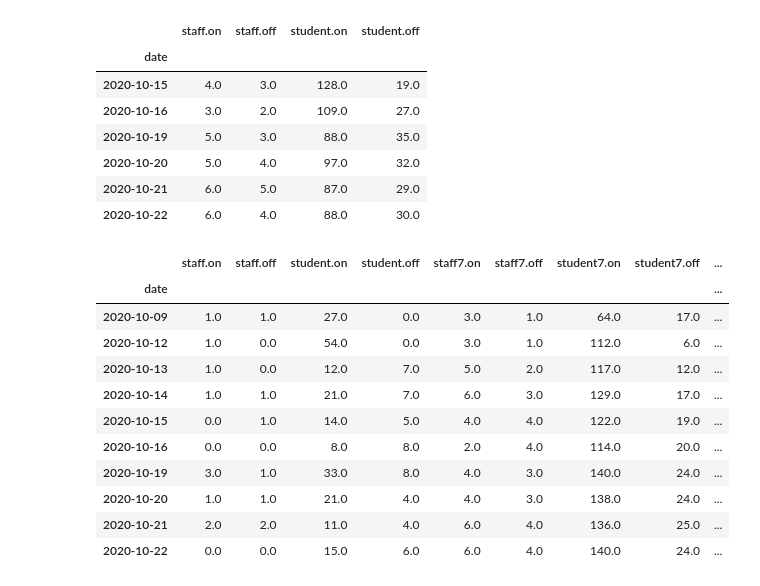
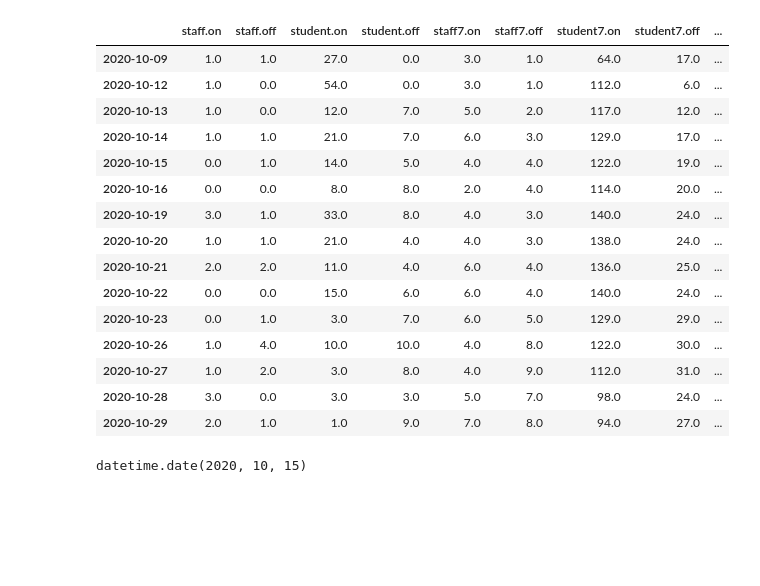
Before and after one commit to sjmurdoch/uclcovid, a Jupyter notebook: code/parse-data.ipynb, the cells around one changed output. Saved outputs shown, nothing was run; the diff lists cells and outputs as text; code cells hidden in the pictures; blank space fills up the shorter version.

```diff
--- a/code/parse-data.ipynb
+++ b/code/parse-data.ipynb
@@ -99,26 +107,23 @@ reported.sub(rolling.values)
+# %%
+pd.concat([df, rolling], axis=1)
+# %% [output]
+|  | staff.on | staff.off | student.on | student.off | staff7.on | staff7.off | student7.on | student7.off | ... |
+| 2020-10-09 | 1.0 | 1.0 | 27.0 | 0.0 | 3.0 | 1.0 | 64.0 | 17.0 | ... |
+| 2020-10-12 | 1.0 | 0.0 | 54.0 | 0.0 | 3.0 | 1.0 | 112.0 | 6.0 | ... |
+| 2020-10-13 | 1.0 | 0.0 | 12.0 | 7.0 | 5.0 | 2.0 | 117.0 | 12.0 | ... |
+| 2020-10-14 | 1.0 | 1.0 | 21.0 | 7.0 | 6.0 | 3.0 | 129.0 | 17.0 | ... |
+| 2020-10-15 | 0.0 | 1.0 | 14.0 | 5.0 | 4.0 | 4.0 | 122.0 | 19.0 | ... |
+| 2020-10-16 | 0.0 | 0.0 | 8.0 | 8.0 | 2.0 | 4.0 | 114.0 | 20.0 | ... |
+| 2020-10-19 | 3.0 | 1.0 | 33.0 | 8.0 | 4.0 | 3.0 | 140.0 | 24.0 | ... |
+| 2020-10-20 | 1.0 | 1.0 | 21.0 | 4.0 | 4.0 | 3.0 | 138.0 | 24.0 | ... |
+| 2020-10-21 | 2.0 | 2.0 | 11.0 | 4.0 | 6.0 | 4.0 | 136.0 | 25.0 | ... |
+| 2020-10-22 | 0.0 | 0.0 | 15.0 | 6.0 | 6.0 | 4.0 | 140.0 | 24.0 | ... |
+| 2020-10-23 | 0.0 | 1.0 | 3.0 | 7.0 | 6.0 | 5.0 | 129.0 | 29.0 | ... |
+| 2020-10-26 | 1.0 | 4.0 | 10.0 | 10.0 | 4.0 | 8.0 | 122.0 | 30.0 | ... |
+| 2020-10-27 | 1.0 | 2.0 | 3.0 | 8.0 | 4.0 | 9.0 | 112.0 | 31.0 | ... |
+| 2020-10-28 | 3.0 | 0.0 | 3.0 | 3.0 | 5.0 | 7.0 | 98.0 | 24.0 | ... |
+| 2020-10-29 | 2.0 | 1.0 | 1.0 | 9.0 | 7.0 | 8.0 | 94.0 | 27.0 | ... |
 # %%
-rolling
+rolling.index[0]
 # %% [output]
-|  | staff.on | staff.off | student.on | student.off |
-| date |  |  |  |  |
-| 2020-10-15 | 4.0 | 3.0 | 128.0 | 19.0 |
-| 2020-10-16 | 3.0 | 2.0 | 109.0 | 27.0 |
-| 2020-10-19 | 5.0 | 3.0 | 88.0 | 35.0 |
-| 2020-10-20 | 5.0 | 4.0 | 97.0 | 32.0 |
-| 2020-10-21 | 6.0 | 5.0 | 87.0 | 29.0 |
-| 2020-10-22 | 6.0 | 4.0 | 88.0 | 30.0 |
+datetime.date(2020, 10, 15)
-# %%
-df
-# %% [output]
-|  | staff.on | staff.off | student.on | student.off | staff7.on | staff7.off | student7.on | student7.off | ... |
-| date |  |  |  |  |  |  |  |  | ... |
-| 2020-10-09 | 1.0 | 1.0 | 27.0 | 0.0 | 3.0 | 1.0 | 64.0 | 17.0 | ... |
-| 2020-10-12 | 1.0 | 0.0 | 54.0 | 0.0 | 3.0 | 1.0 | 112.0 | 6.0 | ... |
-| 2020-10-13 | 1.0 | 0.0 | 12.0 | 7.0 | 5.0 | 2.0 | 117.0 | 12.0 | ... |
-| 2020-10-14 | 1.0 | 1.0 | 21.0 | 7.0 | 6.0 | 3.0 | 129.0 | 17.0 | ... |
-| 2020-10-15 | 0.0 | 1.0 | 14.0 | 5.0 | 4.0 | 4.0 | 122.0 | 19.0 | ... |
-| 2020-10-16 | 0.0 | 0.0 | 8.0 | 8.0 | 2.0 | 4.0 | 114.0 | 20.0 | ... |
-| 2020-10-19 | 3.0 | 1.0 | 33.0 | 8.0 | 4.0 | 3.0 | 140.0 | 24.0 | ... |
-| 2020-10-20 | 1.0 | 1.0 | 21.0 | 4.0 | 4.0 | 3.0 | 138.0 | 24.0 | ... |
-| 2020-10-21 | 2.0 | 2.0 | 11.0 | 4.0 | 6.0 | 4.0 | 136.0 | 25.0 | ... |
-| 2020-10-22 | 0.0 | 0.0 | 15.0 | 6.0 | 6.0 | 4.0 | 140.0 | 24.0 | ... |
```
Also changed, not shown: parts of 15 cells of this notebook, 1 other file.
